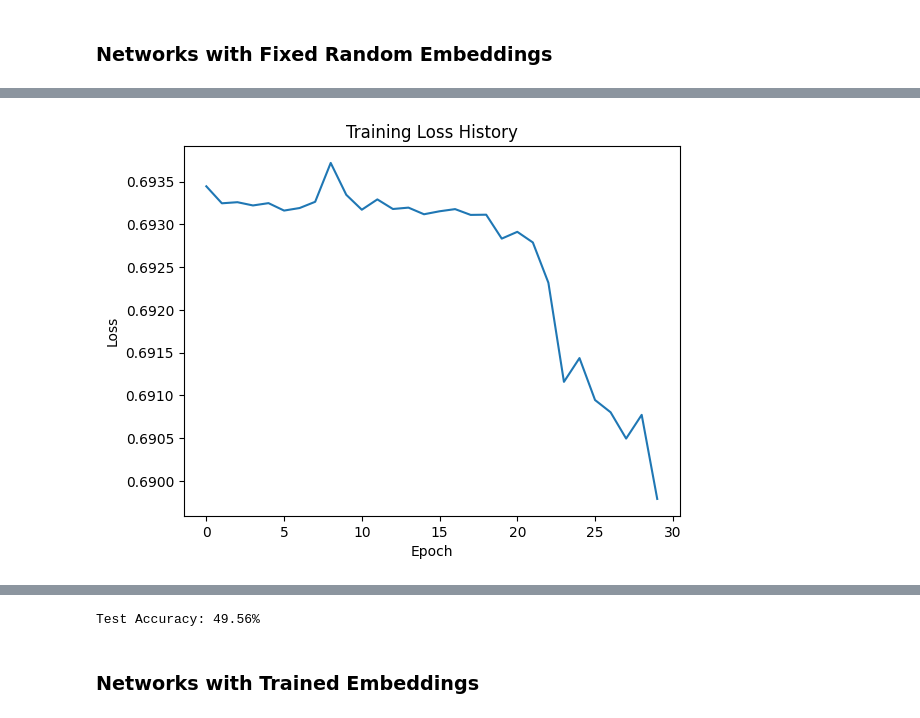
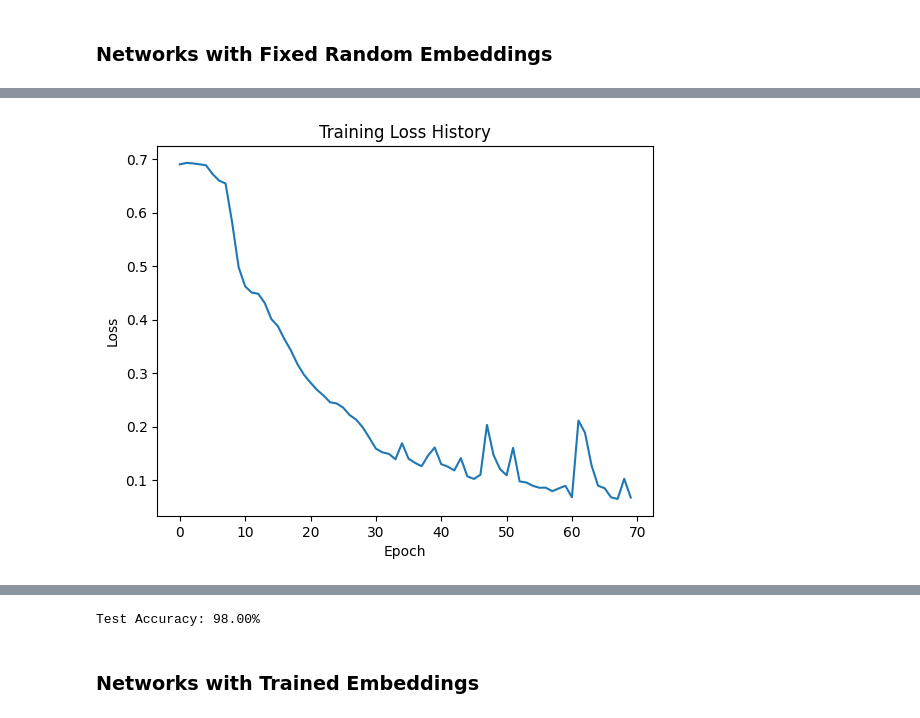
Before and after one commit to yashc73080/CS462-Deep-Learning, a Jupyter notebook: HW3/sequences.ipynb, the cells around one changed output, grey strips where cells are left out. Saved outputs shown, nothing was run; the diff lists cells and outputs as text; code cells hidden in the pictures.

Commit message:
fixed random vs trained

```diff
--- a/HW3/sequences.ipynb
+++ b/HW3/sequences.ipynb
@@ -384,21 +384,23 @@ class SummaryQueryDataset(Dataset):
         return self.num_sequences
 
     def __getitem__(self, idx):
-        length = random.randint(5, 200)
-        seq = [random.randint(0, 9) for _ in range(length)]
+        while True:
+            length = random.randint(5, 200)
+            seq = [random.randint(0, 9) for _ in range(length)]
 
-        if random.random() < 0.5:
-            # Query is in sequence
-            q = random.choice(seq)
-        else:
-            # Query not in sequence
-            digit_to_remove = random.choice(seq)
-            seq = [x for x in seq if x != digit_to_remove]
-            q = digit_to_remove
-            length = len(seq)
+            if random.random() < 0.5:
+                # Query is in sequence
+                q = random.choice(seq)
+            else:
+                # Query not in sequence
+                digit_to_remove = random.choice(seq)
+                seq = [x for x in seq if x != digit_to_remove]
+                q = digit_to_remove
+                length = len(seq)
 
-        label = 1 if q in seq else 0
-        return seq, q, label
+            if len(seq) > 0:
+                label = 1 if q in seq else 0
+                return seq, q, label
 
 PADDING_TOKEN = 10
 
@@ -517,15 +520,20 @@ class SummaryNetwork(nn.Module):
         return summary
 # %%
 class QueryNetwork(nn.Module):
-    def __init__(self, summary_dim=32, q_embed_dim=2, device='cpu'):
+    def __init__(self, summary_dim=32, embedding_layer=None, device='cpu'):
         super().__init__()
 
         # Embed the query digit
-        self.query_embedding = nn.Embedding(num_embeddings=10, embedding_dim=q_embed_dim)
+        self.query_embedding = embedding_layer
+        q_embed_dim = self.query_embedding.embedding_dim
 
         # Combine summary vector and query embedding
         combined_dim = summary_dim + q_embed_dim
-        self.fc = nn.Linear(combined_dim, 1)
+        self.fc = nn.Sequential(
+            nn.Linear(combined_dim, 64),
+            nn.ReLU(),
+            nn.Linear(64, 1)
+        )
 
         self.to(device)
 
@@ -606,9 +614,9 @@ def test_summary_query_model(summary_model, query_model, dataloader, device='cpu
 # %% [markdown]
 ### Networks with Fixed Random Embeddings
 # %%
-summary_model = SummaryNetwork(fixed_embed=True, embedding_dim=2, hidden_size=64, num_layers=1, summary_dim=32, device=device)
-query_model = QueryNetwork(summary_dim=32, q_embed_dim=2, device=device)
-summary_model, query_model, loss_history = train_summary_query_model(summary_model, query_model, train_loader, num_epochs=30, lr=0.001, plot=True, device=device)
+summary_model = SummaryNetwork(fixed_embed=True, embedding_dim=2, hidden_size=128, num_layers=2, summary_dim=32, device=device)
+query_model = QueryNetwork(summary_dim=32, embedding_layer=summary_model.embedding, device=device)
+summary_model, query_model, loss_history = train_summary_query_model(summary_model, query_model, train_loader, num_epochs=70, lr=0.001, plot=True, device=device)
 
 print(f'Final Training Loss: {loss_history[-1]:.4f}')
 # %% [output]
@@ -622 +638 @@ Epoch 30/30, Loss: 0.6898
-[figure, old version]
+[figure, new version]
@@ -625,7 +641,7 @@ Final Training Loss: 0.6898
 acc = test_summary_query_model(summary_model, query_model, test_loader, device=device)
 print(f'Test Accuracy: {acc * 100:.2f}%')
 # %% [output]
-Test Accuracy: 49.56%
+Test Accuracy: 98.00%
 # %% [markdown]
 ### Networks with Trained Embeddings
 # %%
```
Also changed, not shown: parts of 7 cells of this notebook.
